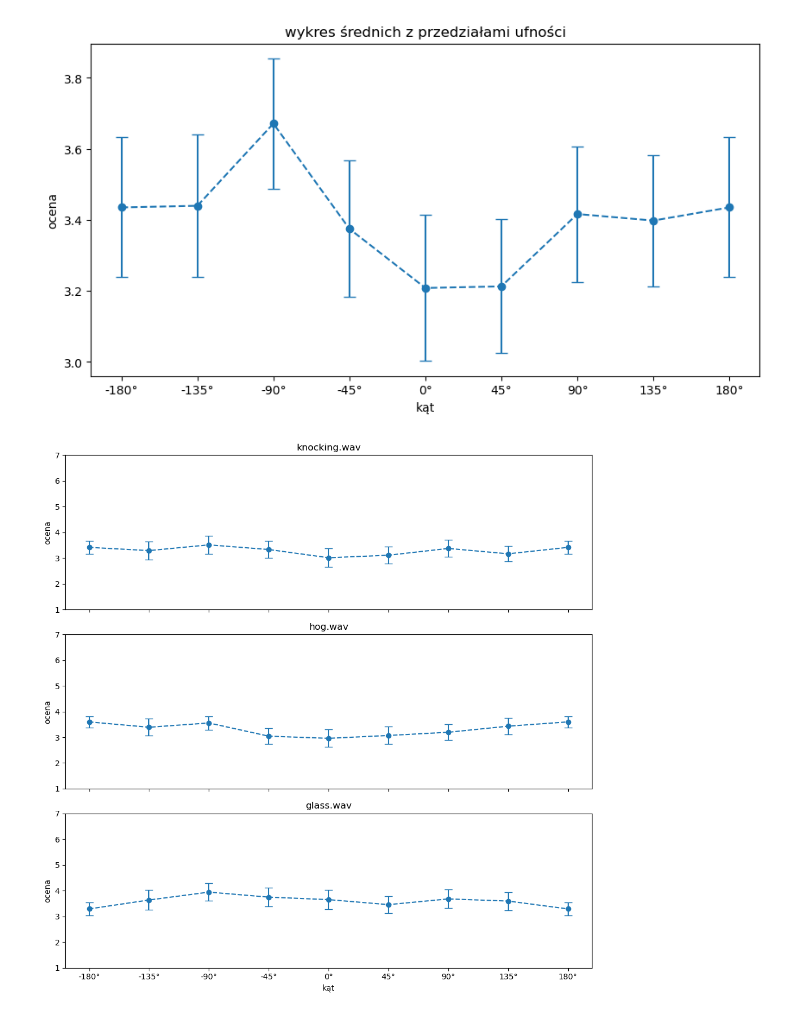
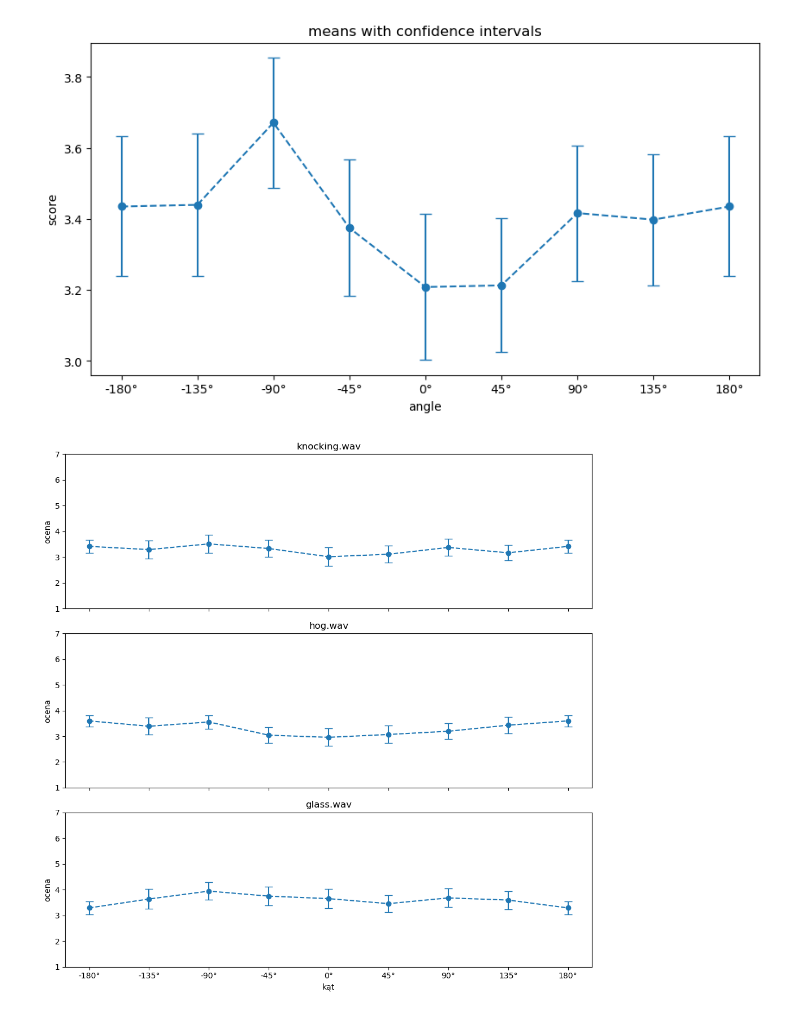
Before and after one commit to antoninastefanowska/MaxListeningTest, a Jupyter notebook: analysis.ipynb, the cells around one changed output. Saved outputs shown, nothing was run; the diff lists cells and outputs as text; code cells hidden in the pictures.

```diff
--- a/analysis.ipynb
+++ b/analysis.ipynb
@@ -123,2 +168,8 @@ data['angle'] = data['channel'].map(channels_to_angles)
 # %%
-data = pd.concat([data, data[data['channel']==9].assign(angle='-180°')], ignore_index=True)
+data = pd.concat([data, data[data['channel']==9].assign(angle_str='-180°')], ignore_index=True)
+# %%
+data = data[['participant_id', 'angle', 'sound', 'channel', 'sample', 'repeat', 'score']]
+# %%
+data = data.rename(columns={'participant_id': 'Listener', 'sound': 'Recording', 'repeat': 'Repetition', 'angle': 'Angle', 'score': 'Score'})
+data = data[['Listener', 'Recording', 'Repetition', 'Angle', 'Score']]
+data
@@ -160,5 +211,5 @@ for sound in participant_ids:
 # %%
-angle_groups = data.groupby('angle').groups
+angle_groups = data.groupby('angle_str').groups
 means = []
 intervals1 = []
 intervals2 = []
@@ -173,13 +224,13 @@ for angle in angles:
 # %%
 plt.figure(figsize=(10,5))
 plt.errorbar(angles, means, [intervals1, intervals2], capsize=5, capthick=1, marker='o', fmt='--')
-plt.xlabel('kąt')
-plt.ylabel('ocena')
-plt.title('wykres średnich z przedziałami ufności')
+plt.xlabel('angle')
+plt.ylabel('score')
+plt.title('means with confidence intervals')
 plt.savefig('means_ci.png', dpi=400, format='png')
 plt.show()
 # %% [output]
-[figure, old version]
+[figure, new version]
 # %%
 sounds = data['sound'].unique()
 fig, ax = plt.subplots(len(sounds), figsize=(10,10), sharex=True)
```
Also changed, not shown: parts of 38 cells of this notebook, 3 other files.
